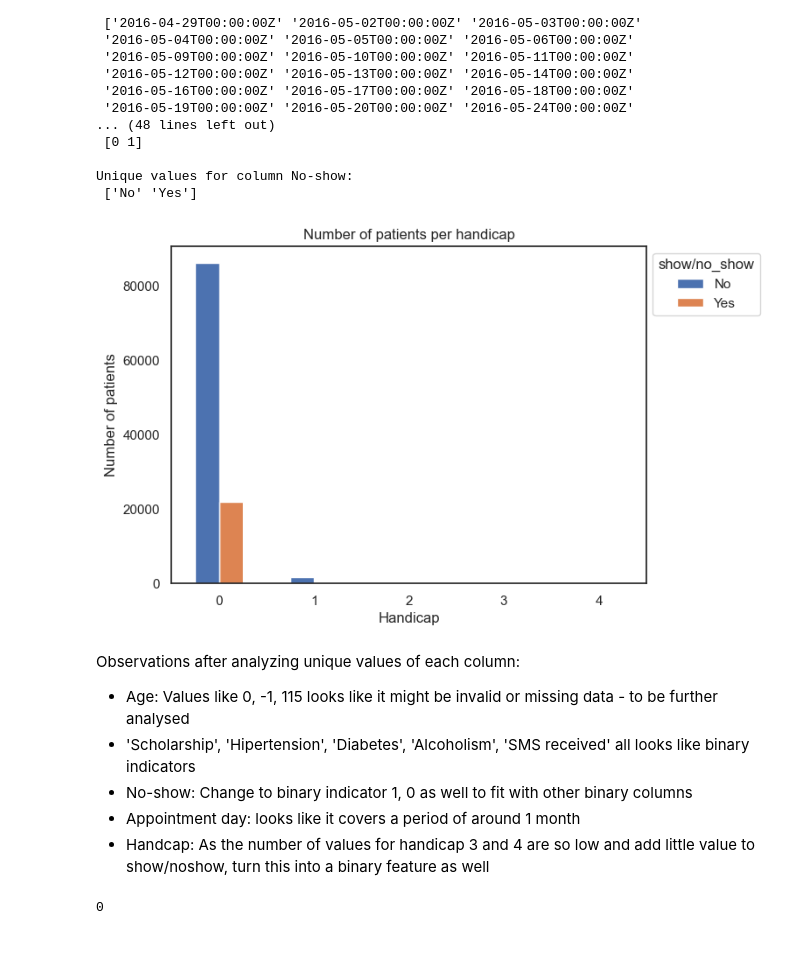
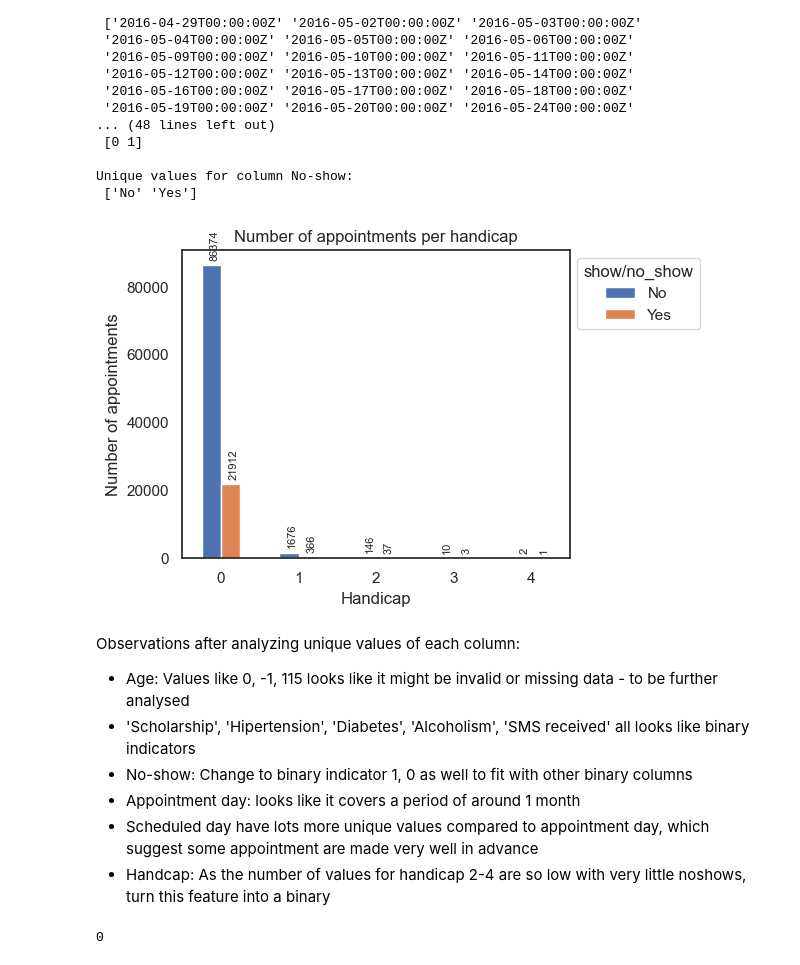
Before and after one commit to JuanitaSmith/medical_noshows, a Jupyter notebook: notebooks/medical_noshows.ipynb, the cells around one changed output. Cells and saved outputs as stored; diff of their text form; code cells hidden in the pictures.

```diff
--- a/notebooks/medical_noshows.ipynb
+++ b/notebooks/medical_noshows.ipynb
@@ -136,26 +194,35 @@ Unique values for column No-show:
 # %%
 # check if it's worth to convert handicap into a binary indicator, as it's the case with most other features
 df_handicap = df_patients.groupby('Handcap')['No-show'].value_counts(normalize=False).unstack()
 
 # plot the handicap distribution
 ax = df_handicap.plot(kind='bar',
-                      figsize=(7, 5),
+                      figsize=(5,4),
                       xlabel='Handicap',
-                      ylabel='Number of patients',
+                      ylabel='Number of appointments',
                       rot=0,
-                      title='Number of patients per handicap')
+                      title='Number of appointments per handicap')
 
 ax.legend(title='show/no_show', bbox_to_anchor=(1, 1), loc='upper left')
+
+# annotate values on top of bar chart
+for p in ax.patches:
+    txt = str(p.get_height().round(2))
+    txt_x = p.get_x() + 0.1
+    txt_y = p.get_height() + 2000
+    ax.text(txt_x, txt_y, txt, fontsize=8, rotation='vertical')
+
 plt.show()
 # %% [output]
-[figure, old version]
+[figure, new version]
 # %% [markdown]
 Observations after analyzing unique values of each column:
 - Age: Values like 0, -1, 115 looks like it might be invalid or missing data - to be further analysed
 - 'Scholarship', 'Hipertension', 'Diabetes', 'Alcoholism', 'SMS received' all looks like binary indicators
 - No-show: Change to binary indicator 1, 0  as well to fit with other binary columns
 - Appointment day: looks like it covers a period of around 1 month
-- Handcap: As the number of values for handicap 3 and 4 are so low and add little value to show/noshow, turn this into a binary feature as well
+- Scheduled day have lots more unique values compared to appointment day, which suggest some appointment are made very well in advance
+- Handcap: As the number of values for handicap 2-4 are so low with very little noshows, turn this feature into a binary
 # %%
 # Are any rows duplicated ?
 df_patients.duplicated().sum()
```
Also changed, not shown: parts of 101 cells of this notebook, 3 other files.
